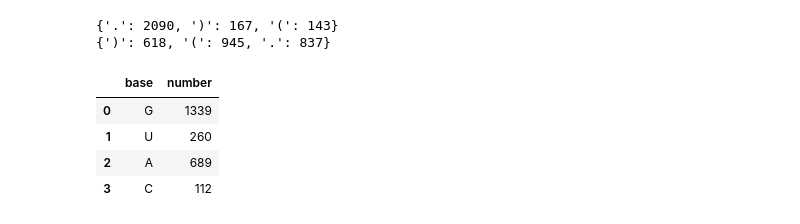
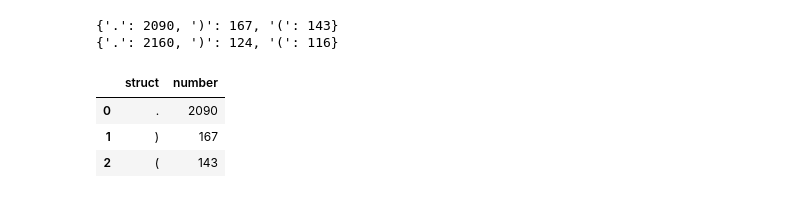
Before and after one commit to Sawzen/OpenVaccine-COVID-19-mRNA-Vaccine-Degradation-Prediction, a Jupyter notebook: Notebook/Test_Data_Visualisation.ipynb, the cells around one changed output. Drawn from its saved outputs; the diff is of its cells as text; code cells hidden in the pictures.

```diff
--- a/Notebook/Test_Data_Visualisation.ipynb
+++ b/Notebook/Test_Data_Visualisation.ipynb
@@ -73,29 +74,28 @@ def min_dstrb_df(df, col):
 # %%
 d_base_rea, d_strct_rea, d_loop_rea = max_dstrb_df(train, "reactivity")
 
 d_base_ph, d_strct_ph, d_loop_ph = max_dstrb_df(train, "deg_Mg_pH10")
 d_base_ph2, d_strct_ph2, d_loop_ph2 = min_dstrb_df(train, "deg_Mg_pH10")
 
 d_base_50c, d_strct_50c, d_loop_50c = max_dstrb_df(train, "deg_Mg_50C")
 
 
 print(d_strct_ph)
-print(d_strct_ph2)
+print(d_strct_50c)
 
 new_df = pd.DataFrame(d_strct_50c.items(), columns=['struct', 'number'])
 
 
-new_df2 = pd.DataFrame(d_base_ph.items(), columns=['base', 'number'])
+new_df2 = pd.DataFrame(d_strct_ph.items(), columns=['struct', 'number'])
 
 new_df2
 # %% [output]
 {'.': 2090, ')': 167, '(': 143}
-{')': 618, '(': 945, '.': 837}
+{'.': 2160, ')': 124, '(': 116}
-|  | base | number |
-| 0 | G | 1339 |
-| 1 | U | 260 |
-| 2 | A | 689 |
-| 3 | C | 112 |
+|  | struct | number |
+| 0 | . | 2090 |
+| 1 | ) | 167 |
+| 2 | ( | 143 |
 # %%
 x = new_df['struct']
 y = list(new_df['number'])
```
Also changed, not shown: parts of 4 cells of this notebook.
